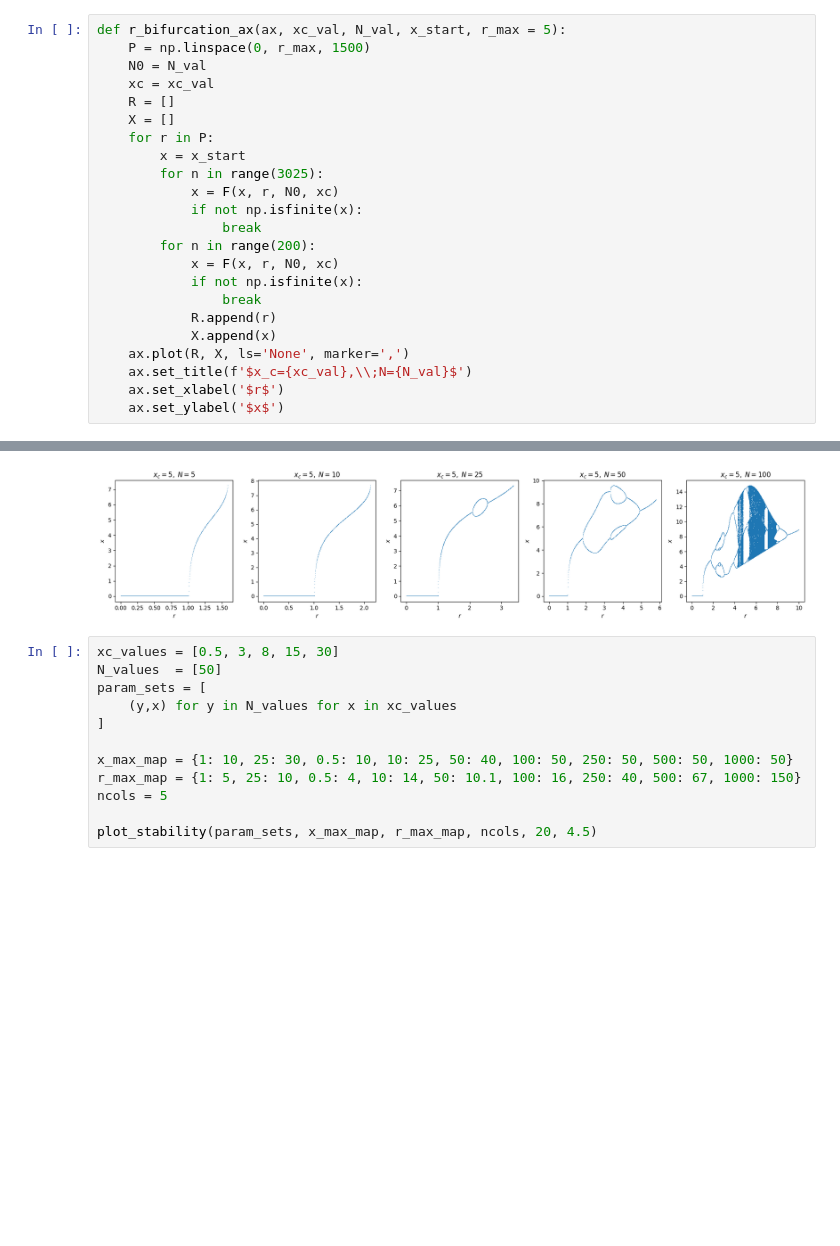
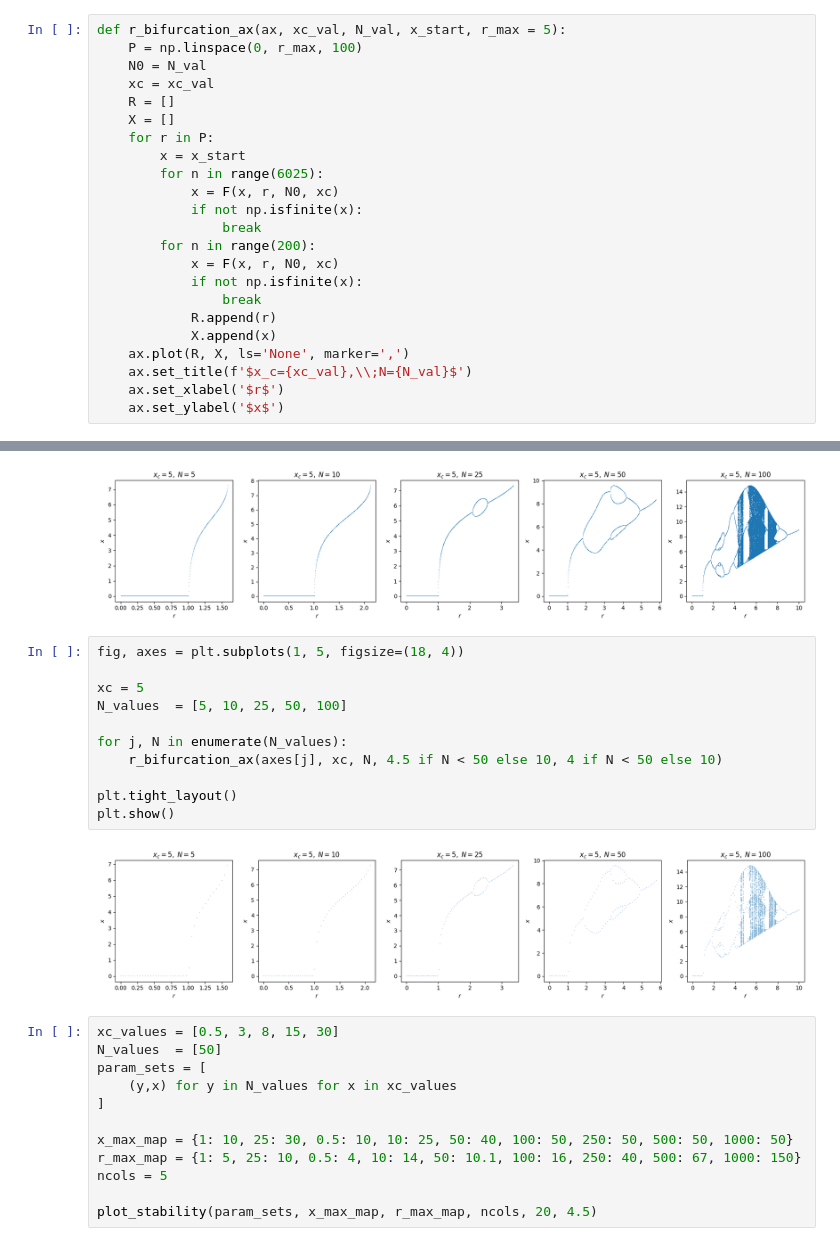
Before and after one commit to yobysheva/kursovaya, a Jupyter notebook: stac_points.ipynb, the cells around one changed output, grey strips where cells are left out. Saved outputs shown, nothing was run; the diff lists cells and outputs as text; blank space fills up the shorter version.

```diff
--- a/stac_points.ipynb
+++ b/stac_points.ipynb
@@ -178,14 +176,14 @@ plot_stability(param_sets, x_max_map, r_max_map, ncols, 16, 25)
 [figure]
 # %%
 def r_bifurcation_ax(ax, xc_val, N_val, x_start, r_max = 5):
-    P = np.linspace(0, r_max, 1500)
+    P = np.linspace(0, r_max, 100)
     N0 = N_val
     xc = xc_val
     R = []
     X = []
     for r in P:
         x = x_start
-        for n in range(3025):
+        for n in range(6025):
             x = F(x, r, N0, xc)
             if not np.isfinite(x):
                 break
@@ -241,6 +239,19 @@ plt.tight_layout()
 plt.show()
 # %% [output]
 [figure]
+# %%
+fig, axes = plt.subplots(1, 5, figsize=(18, 4))
+
+xc = 5
+N_values  = [5, 10, 25, 50, 100]
+
+for j, N in enumerate(N_values):
+    r_bifurcation_ax(axes[j], xc, N, 4.5 if N < 50 else 10, 4 if N < 50 else 10)
+
+plt.tight_layout()
+plt.show()
+# %% [output]
+[figure, added]
 # %%
 xc_values = [0.5, 3, 8, 15, 30]
 N_values  = [50]
```
Also changed, not shown: parts of 5 cells of this notebook, 2 other files.
